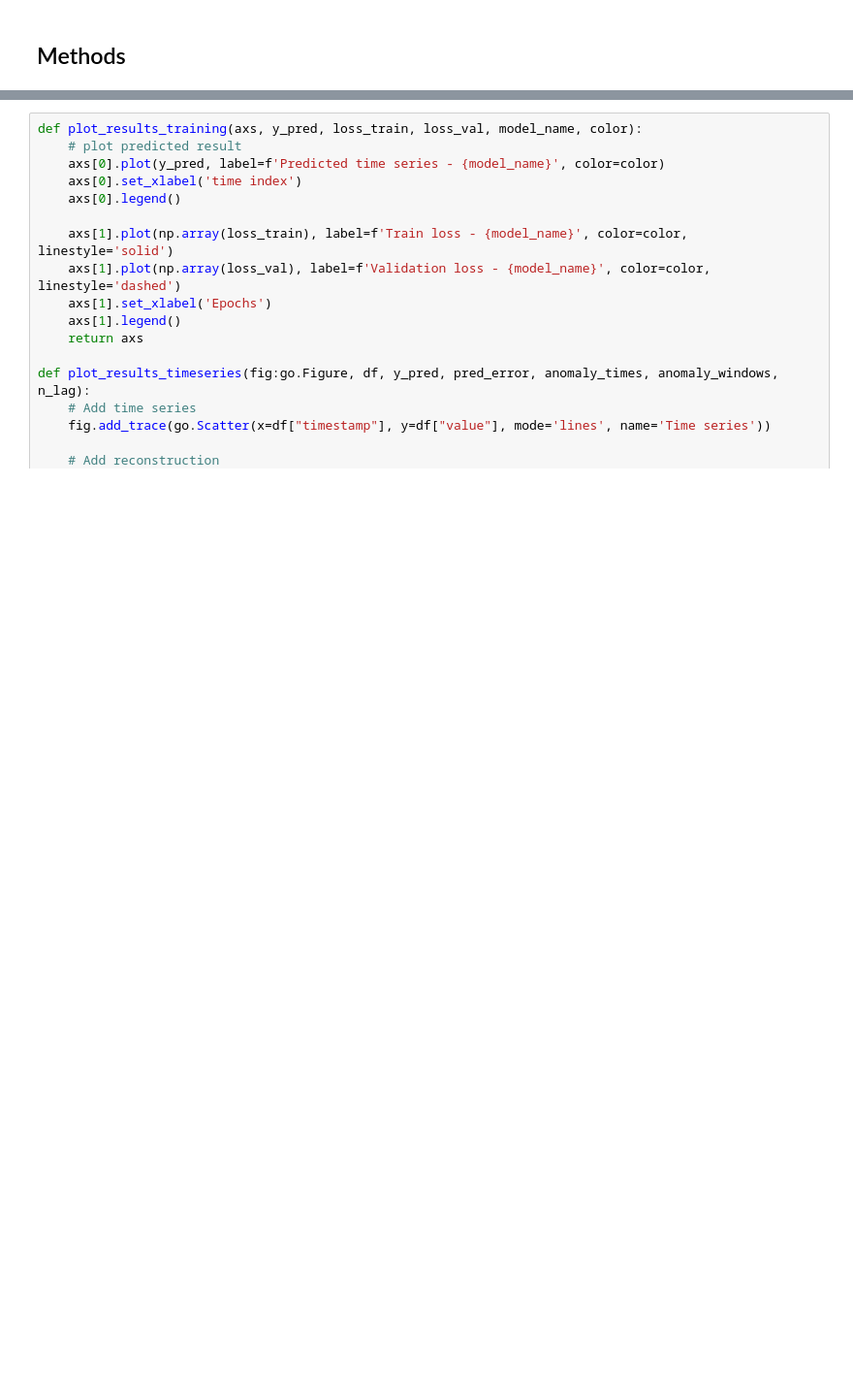
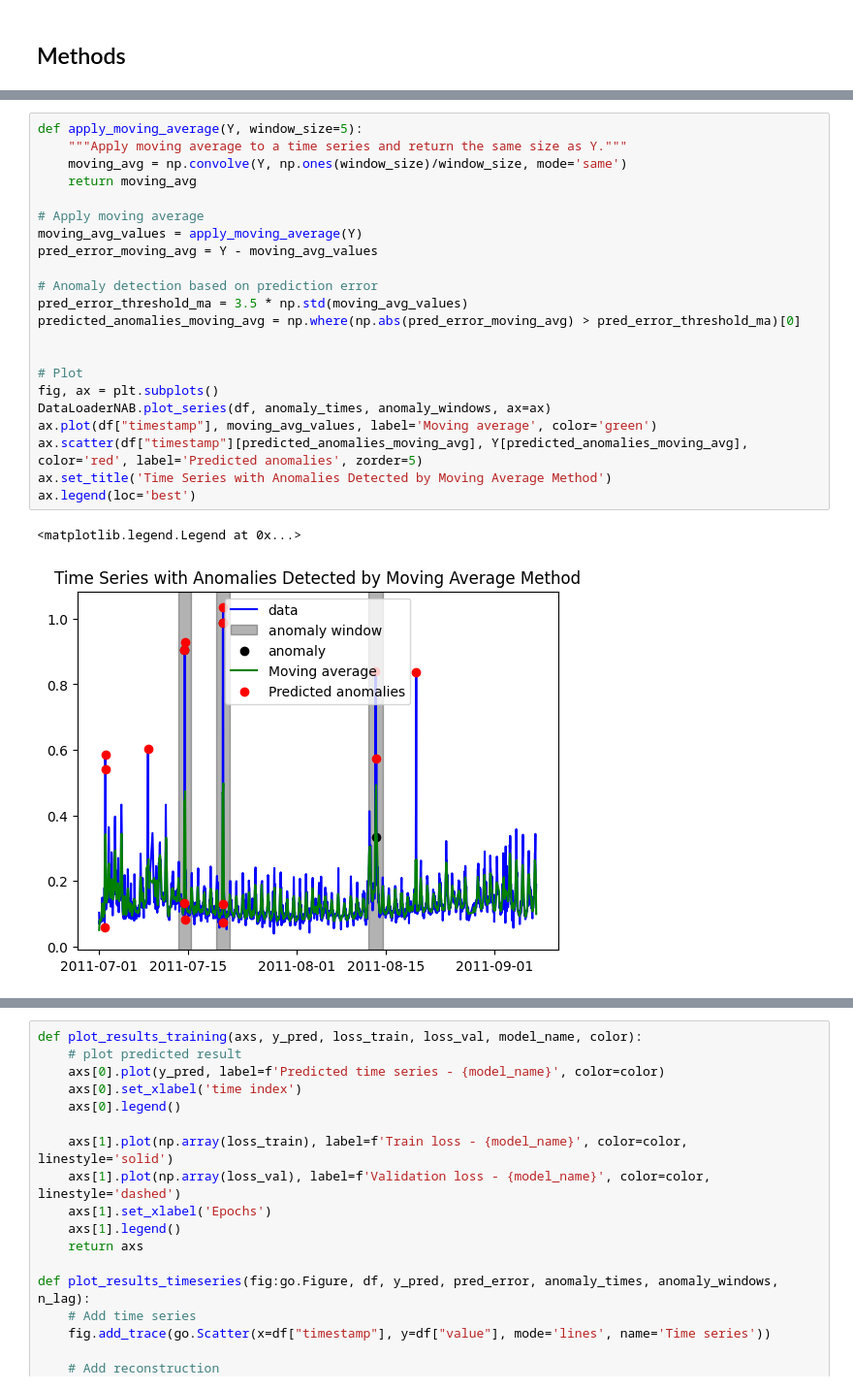
Before and after one commit to AlpSari/time_series_applications, a Jupyter notebook: anomaly_detection/anomaly_detection.ipynb, the cells around one changed output, grey strips where cells are left out. Shown at 97% size. Cells and saved outputs as stored; diff of their text form; blank space fills up the shorter version.

```diff
--- a/anomaly_detection/anomaly_detection.ipynb
+++ b/anomaly_detection/anomaly_detection.ipynb
@@ -57,0 +73,25 @@ DataLoaderNAB.plot_series(df, anomaly_times, anomaly_windows)
+# %%
+def apply_moving_average(Y, window_size=5):
+    """Apply moving average to a time series and return the same size as Y."""
+    moving_avg = np.convolve(Y, np.ones(window_size)/window_size, mode='same')
+    return moving_avg
+
+# Apply moving average
+moving_avg_values = apply_moving_average(Y)
+pred_error_moving_avg = Y - moving_avg_values
+
+# Anomaly detection based on prediction error
+pred_error_threshold_ma = 3.5 * np.std(moving_avg_values)
+predicted_anomalies_moving_avg = np.where(np.abs(pred_error_moving_avg) > pred_error_threshold_ma)[0]
+
+
+# Plot
+fig, ax = plt.subplots()
+DataLoaderNAB.plot_series(df, anomaly_times, anomaly_windows, ax=ax)
+ax.plot(df["timestamp"], moving_avg_values, label='Moving average', color='green')
+ax.scatter(df["timestamp"][predicted_anomalies_moving_avg], Y[predicted_anomalies_moving_avg], color='red', label='Predicted anomalies', zorder=5)
+ax.set_title('Time Series with Anomalies Detected by Moving Average Method')
+ax.legend(loc='best')
+# %% [output]
+<matplotlib.legend.Legend at 0x...>
+[figure, added]
```
Also changed, not shown: parts of 16 cells of this notebook, 1 other file.
